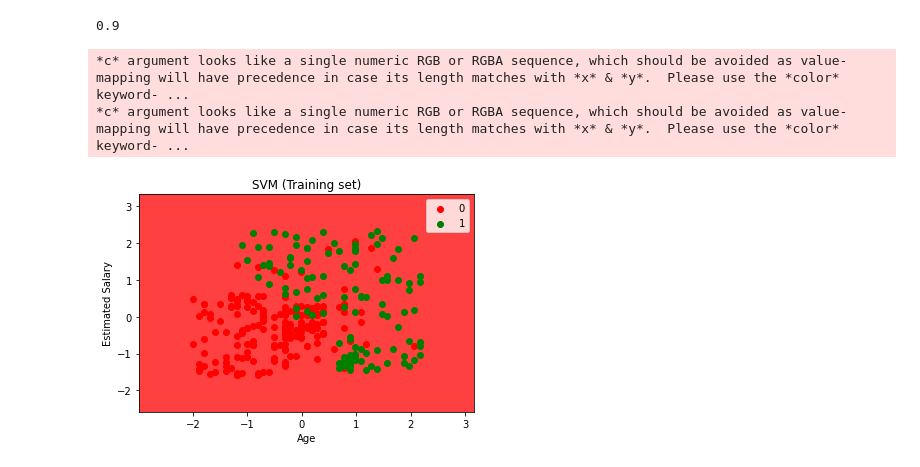
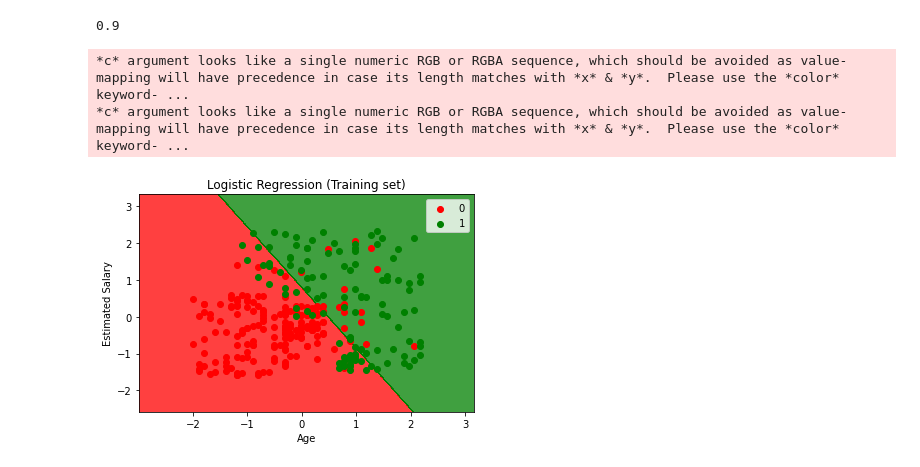
Before and after one commit to Kanishkrawatt/Machine-Learning, a Jupyter notebook: SupportVectorMachine/SupportVectorMachine.ipynb, the cells around one changed output. Cells and saved outputs as stored; diff of their text form; code cells hidden in the pictures.

```diff
--- a/SupportVectorMachine/SupportVectorMachine.ipynb
+++ b/SupportVectorMachine/SupportVectorMachine.ipynb
@@ -149,22 +149,22 @@ print(accuracy_score(y_test,y_pred))
 # %%
 # Visualising The Training Set Results
 from matplotlib.colors import ListedColormap
-X_set,Y_set = X_train,Y_train
+X_set,Y_set = X_train,y_train
 X1,X2 = np.meshgrid(np.arange(start=X_set[:,0].min()-1,stop=X_set[:,0].max()+1,step=0.01),
                     np.arange(start=X_set[:,1].min()-1,stop=X_set[:,1].max()+1,step=0.01))
-plt.contourf(X1,X2,Model.predict(np.array([X1.ravel(),X2.ravel()]).T).reshape(X1.shape),
+plt.contourf(X1,X2,classifier.predict(np.array([X1.ravel(),X2.ravel()]).T).reshape(X1.shape),
                 alpha=0.75,cmap=ListedColormap(('red','green')))
 plt.xlim(X1.min(),X1.max())
 plt.ylim(X2.min(),X2.max())
 for i,j in enumerate(np.unique(Y_set)):
     plt.scatter(X_set[Y_set==j,0],X_set[Y_set==j,1],
                 c=ListedColormap(('red','green'))(i),label=j)
 plt.title('Logistic Regression (Training set)')
 plt.xlabel('Age')
 plt.ylabel('Estimated Salary')
 plt.legend()
 plt.show()
 # %% [output]
 *c* argument looks like a single numeric RGB or RGBA sequence, which should be avoided as value-mapping will have precedence in case its length matches with *x* & *y*.  Please use the *color* keyword- ...
 *c* argument looks like a single numeric RGB or RGBA sequence, which should be avoided as value-mapping will have precedence in case its length matches with *x* & *y*.  Please use the *color* keyword- ...
-[figure, old version]
+[figure, new version]
```
Also changed, not shown: 2 other files.
